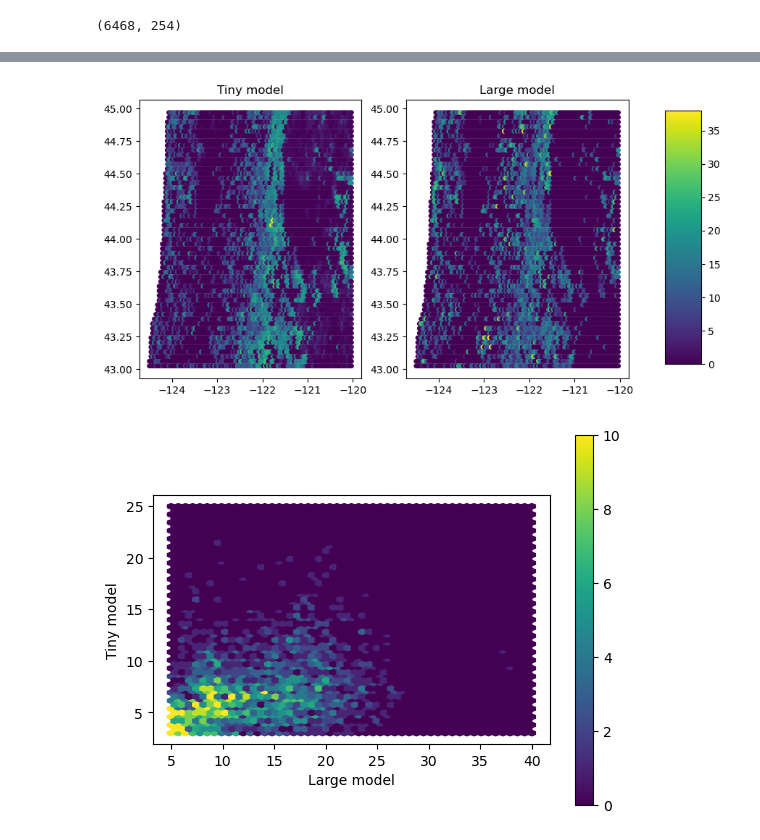
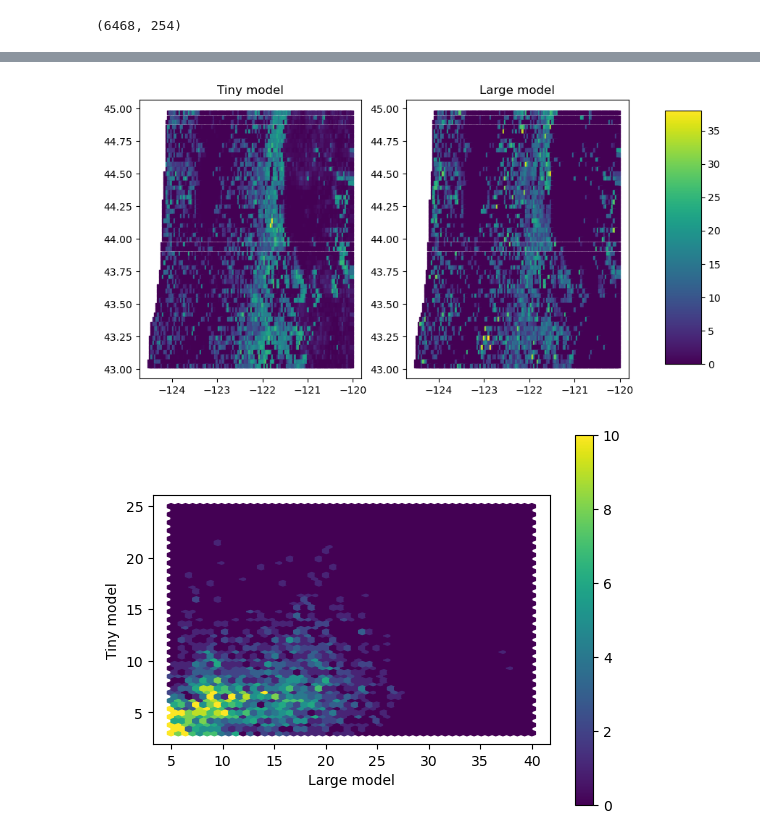
Before and after one commit to geo-smart/swe_forecasting_prod, a Jupyter notebook: notebooks/small_training.ipynb, the cells around one changed output, grey strips where cells are left out. Saved outputs shown, nothing was run; the diff lists cells and outputs as text; code cells hidden in the pictures.

```diff
--- a/notebooks/small_training.ipynb
+++ b/notebooks/small_training.ipynb
@@ -42,8 +45,11 @@ class ETHoleTiny:
         Preprocess a dataset at filepath, split it, and save
         the resulting arrays to this object.
         '''
-        if verbose: print("Using file", filepath)
-        data = pd.read_csv(filepath)
+        if isinstance(filepath, str):
+            if verbose: print("Using file", filepath)
+            data = pd.read_csv(filepath)
+        elif isinstance(filepath, pd.DataFrame):
+            data = filepath.copy()
         if verbose: print("Shape:", data.shape)
 
         # Convert date to season
@@ -191,20 +181,20 @@ array(['Unnamed: 0', 'lat', 'lon', 'relative_humidity_rmax',
 # %%
 from matplotlib import pyplot as plt
 
 fig, (ax1, ax2) = plt.subplots(nrows=1, ncols=2, figsize=(10, 5))
 
-sc = ax1.scatter(predict_data.lon, predict_data.lat, c=predict_data.small_et_predict, s=15)
+sc = ax1.scatter(predict_data.lon, predict_data.lat, c=predict_data.small_et_predict, s=15, marker="s")
 ax1.title.set_text("Tiny model")
-_  = ax2.scatter(predict_data.lon, predict_data.lat, c=predict_data.predicted_swe, s=15)
+_  = ax2.scatter(predict_data.lon, predict_data.lat, c=predict_data.predicted_swe, s=15, marker="s")
 ax2.title.set_text("Large model")
 
 fig.subplots_adjust(right=0.8)
 cbar_ax = fig.add_axes([0.85, 0.15, 0.05, 0.7])
 fig.colorbar(sc, cax=cbar_ax)
 
 plt.show()
 # %% [output]
-[figure, old version]
+[figure, new version]
 # %%
 plt.hexbin(predict_data.small_et_predict, predict_data.predicted_swe, vmax=10,
           extent=(5, 40, 3, 25), gridsize=50)
```
Also changed, not shown: parts of 15 cells of this notebook.
